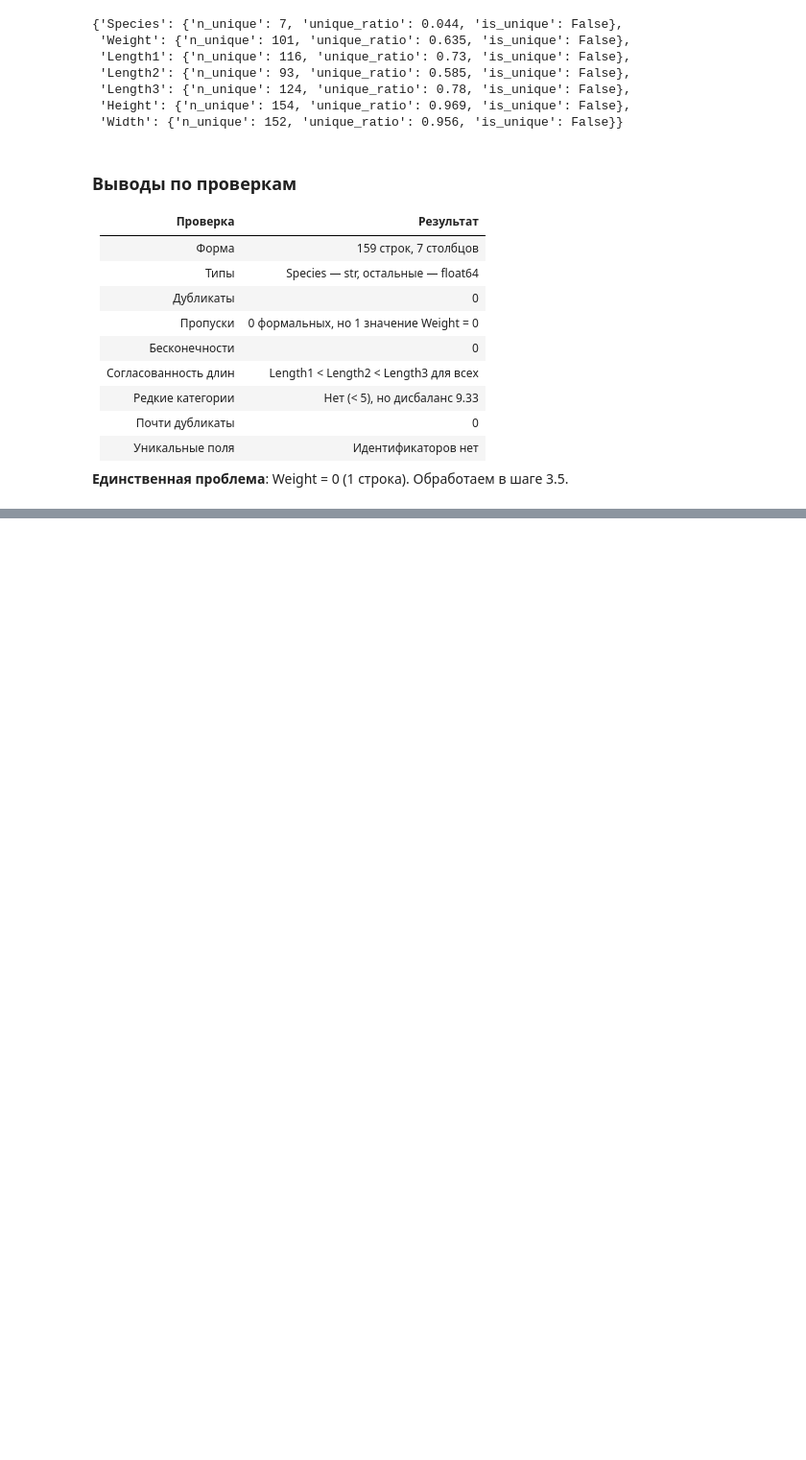
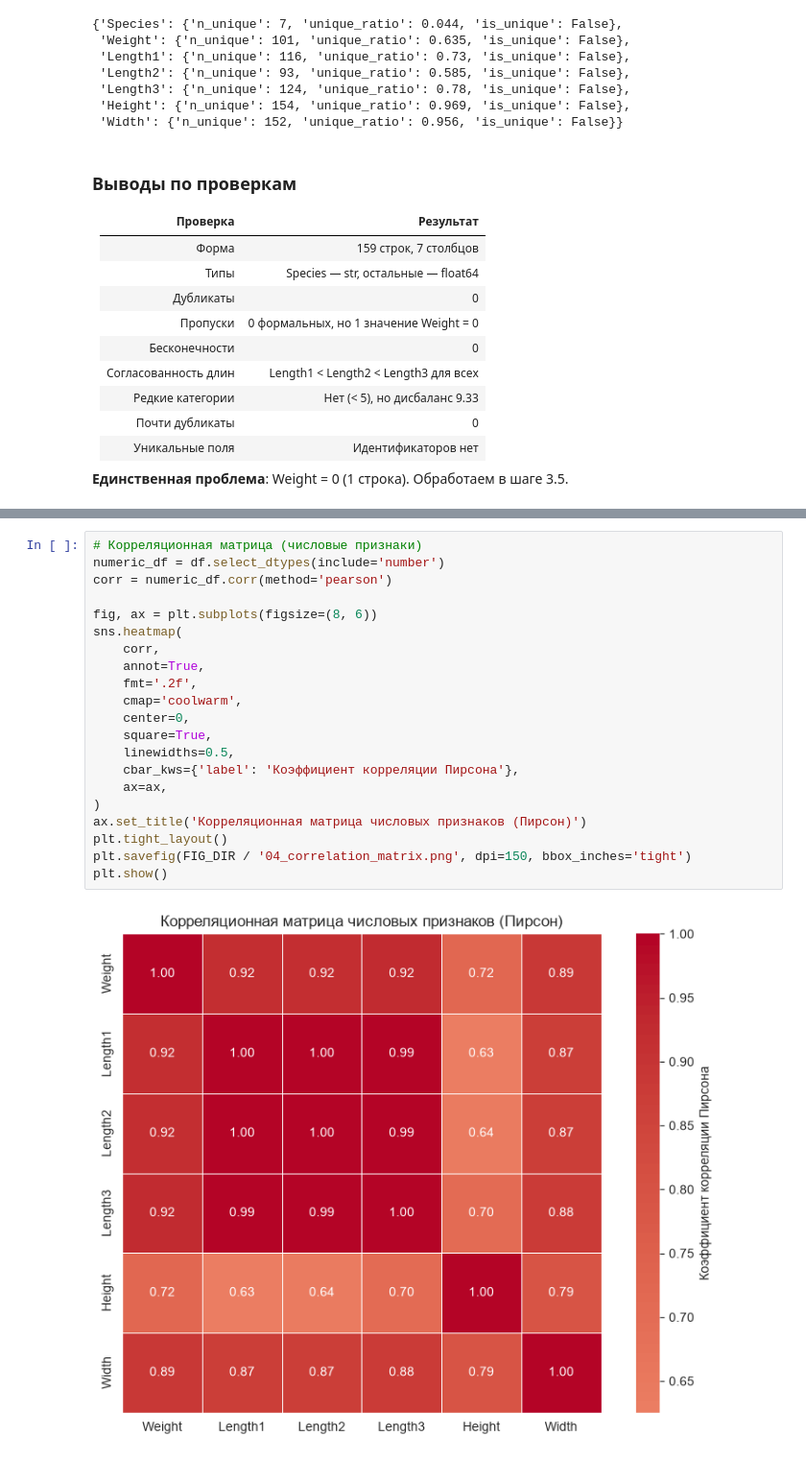
Before and after one commit to AnnaShefer3/lab1-fish-dimensions, a Jupyter notebook: notebooks/01-eda.ipynb, the cells around one changed output, grey strips where cells are left out. Shown at 96% size. Cells and saved outputs as stored; diff of their text form; blank space fills up the shorter version.

```diff
--- a/notebooks/01-eda.ipynb
+++ b/notebooks/01-eda.ipynb
@@ -209,0 +320,23 @@ check_unique_fields(df)
+# %%
+# Корреляционная матрица (числовые признаки)
+numeric_df = df.select_dtypes(include='number')
+corr = numeric_df.corr(method='pearson')
+
+fig, ax = plt.subplots(figsize=(8, 6))
+sns.heatmap(
+    corr,
+    annot=True,
+    fmt='.2f',
+    cmap='coolwarm',
+    center=0,
+    square=True,
+    linewidths=0.5,
+    cbar_kws={'label': 'Коэффициент корреляции Пирсона'},
+    ax=ax,
+)
+ax.set_title('Корреляционная матрица числовых признаков (Пирсон)')
+plt.tight_layout()
+plt.savefig(FIG_DIR / '04_correlation_matrix.png', dpi=150, bbox_inches='tight')
+plt.show()
+# %% [output]
+[figure, added]
```
Also changed, not shown: parts of 17 cells of this notebook, 8 other files.
